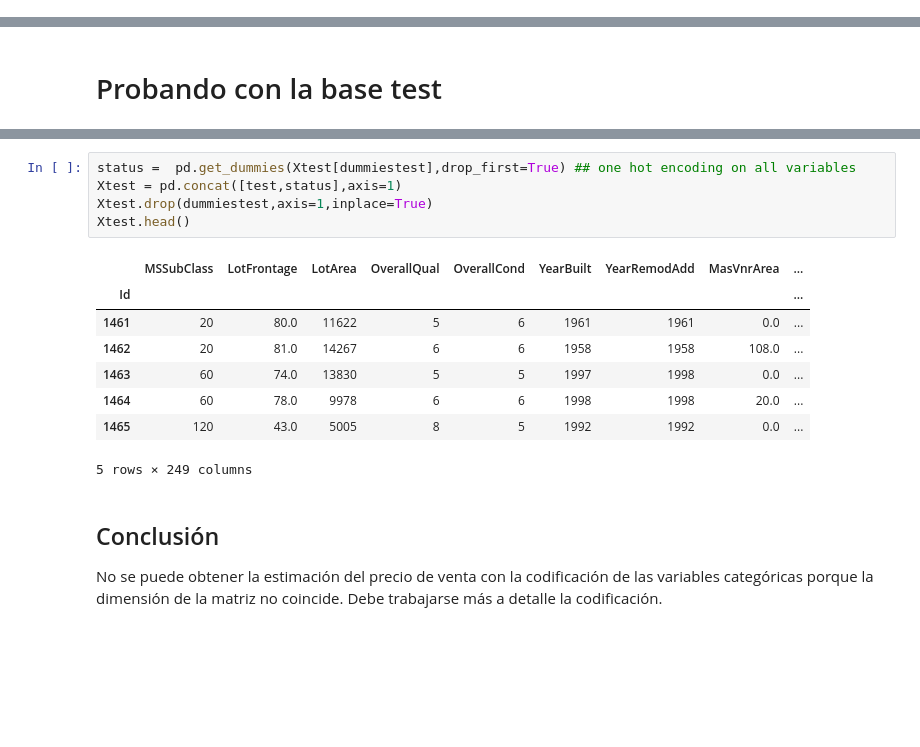
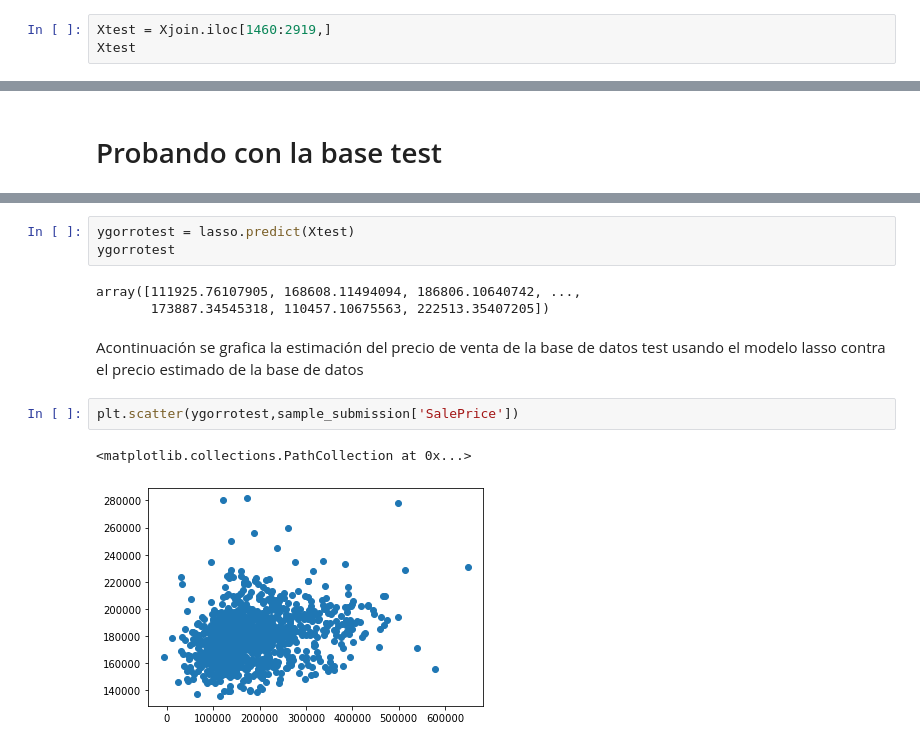
Before and after one commit to corina-cerezo/Proyecto-1-IA, a Jupyter notebook: Proyecto 1 IA.ipynb, the cells around one changed output, grey strips where cells are left out. Saved outputs shown, nothing was run; the diff lists cells and outputs as text; blank space fills up the shorter version.

```diff
--- a/Proyecto 1 IA.ipynb
+++ b/Proyecto 1 IA.ipynb
@@ -1074,0 +1123,3 @@ Xtrain.head()
+# %%
+Xtest = Xjoin.iloc[1460:2919,]
+Xtest
@@ -1154,18 +1196,13 @@ dummiestest
-# %%
-status =  pd.get_dummies(Xtest[dummiestest],drop_first=True) ## one hot encoding on all variables
-Xtest = pd.concat([test,status],axis=1)
-Xtest.drop(dummiestest,axis=1,inplace=True)
-Xtest.head()
-# %% [output]
-|  | MSSubClass | LotFrontage | LotArea | OverallQual | OverallCond | YearBuilt | YearRemodAdd | MasVnrArea | ... |
-| Id |  |  |  |  |  |  |  |  | ... |
-| 1461 | 20 | 80.0 | 11622 | 5 | 6 | 1961 | 1961 | 0.0 | ... |
-| 1462 | 20 | 81.0 | 14267 | 6 | 6 | 1958 | 1958 | 108.0 | ... |
-| 1463 | 60 | 74.0 | 13830 | 5 | 5 | 1997 | 1998 | 0.0 | ... |
-| 1464 | 60 | 78.0 | 9978 | 6 | 6 | 1998 | 1998 | 20.0 | ... |
-| 1465 | 120 | 43.0 | 5005 | 8 | 5 | 1992 | 1992 | 0.0 | ... |
-5 rows × 249 columns
-# %% [markdown]
-## Conclusión
-
-No se puede obtener la estimación del precio de venta con la codificación de las variables categóricas porque la dimensión de la matriz no coincide. Debe trabajarse más a detalle la codificación.
+# %%
+ygorrotest = lasso.predict(Xtest)
+ygorrotest
+# %% [output]
+array([111925.76107905, 168608.11494094, 186806.10640742, ...,
+       173887.34545318, 110457.10675563, 222513.35407205])
+# %% [markdown]
+Acontinuación se grafica la estimación del precio de venta de la base de datos test usando el modelo lasso contra el precio estimado de la base de datos
+# %%
+plt.scatter(ygorrotest,sample_submission['SalePrice'])
+# %% [output]
+<matplotlib.collections.PathCollection at 0x...>
+[figure, added]
```
Also changed, not shown: parts of 20 cells of this notebook, 4 other files.
